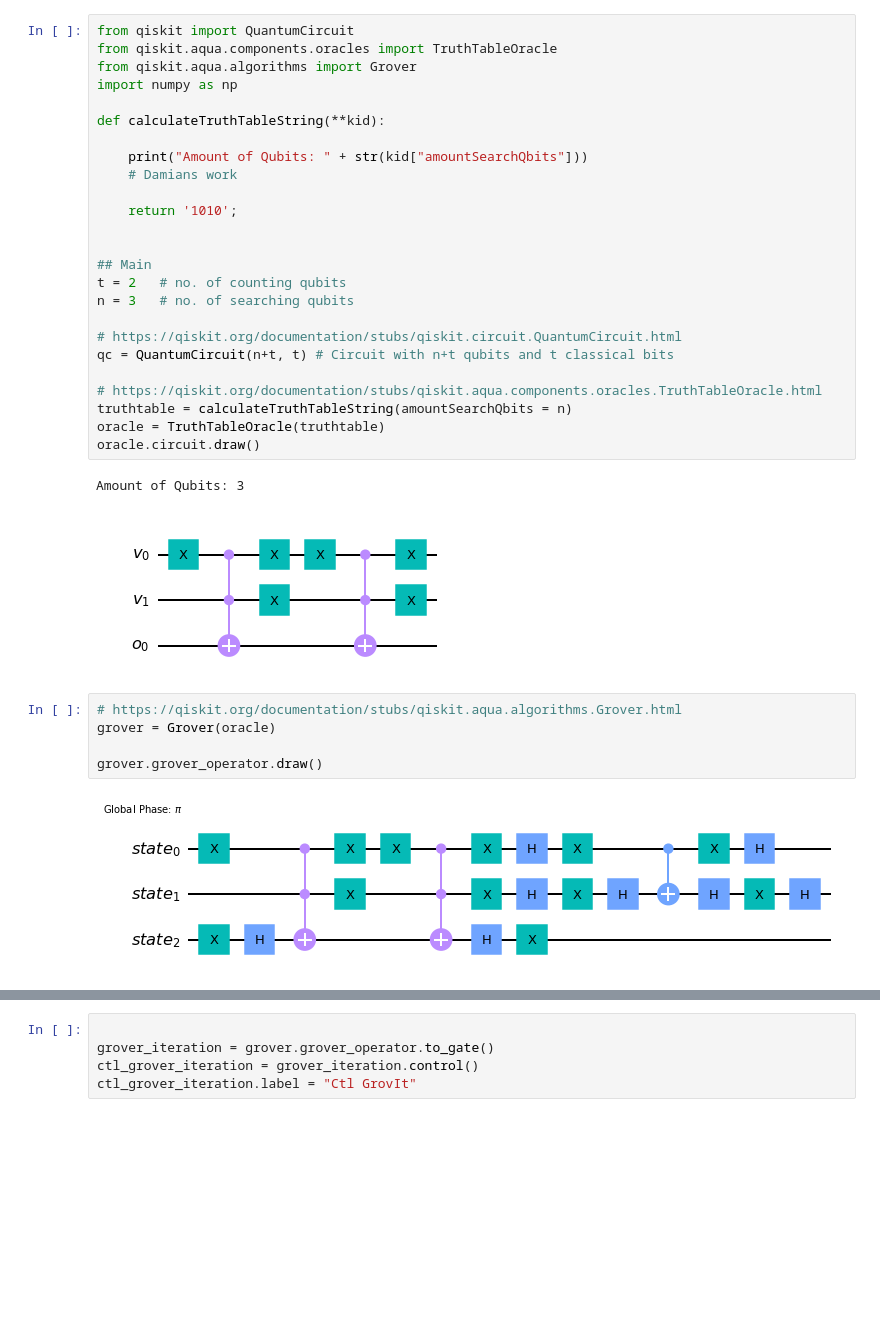
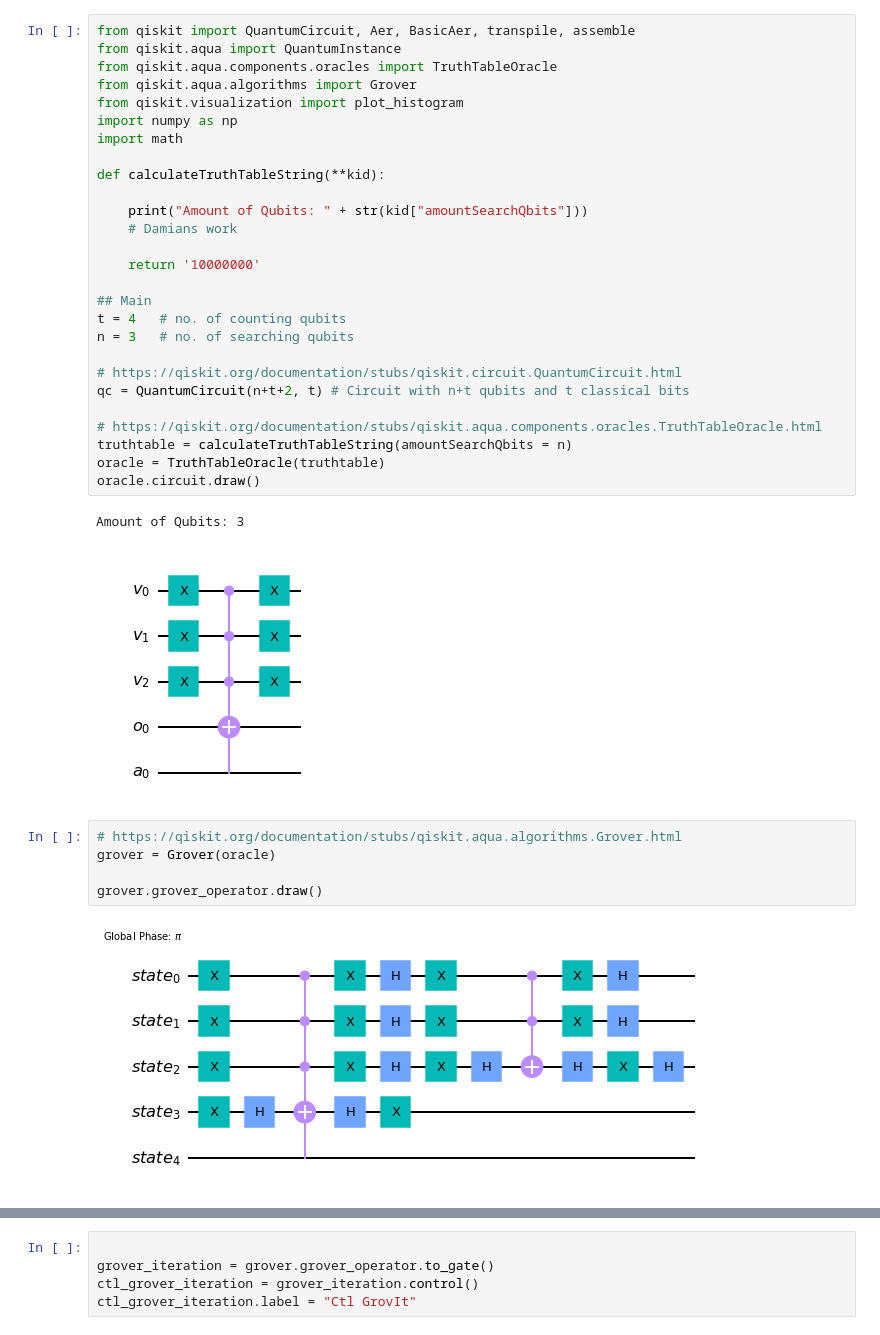
Before and after one commit to ix-stefstet/qaif, a Jupyter notebook: src/jupyter/Quantum Counting with Grover-Truthtable.ipynb, the cells around one changed output, grey strips where cells are left out. Cells and saved outputs as stored; diff of their text form; blank space fills up the shorter version.

```diff
--- a/src/jupyter/Quantum Counting with Grover-Truthtable.ipynb
+++ b/src/jupyter/Quantum Counting with Grover-Truthtable.ipynb
@@ -1,35 +1,37 @@
 # %%
-from qiskit import QuantumCircuit
+from qiskit import QuantumCircuit, Aer, BasicAer, transpile, assemble
+from qiskit.aqua import QuantumInstance
 from qiskit.aqua.components.oracles import TruthTableOracle
 from qiskit.aqua.algorithms import Grover
+from qiskit.visualization import plot_histogram
 import numpy as np
+import math
 
 def calculateTruthTableString(**kid):
 
     print("Amount of Qubits: " + str(kid["amountSearchQbits"]))
     # Damians work
 
-    return '1010';
-
+    return '10000000'
 
 ## Main
-t = 2   # no. of counting qubits
+t = 4   # no. of counting qubits
 n = 3   # no. of searching qubits
 
 # https://qiskit.org/documentation/stubs/qiskit.circuit.QuantumCircuit.html
-qc = QuantumCircuit(n+t, t) # Circuit with n+t qubits and t classical bits
+qc = QuantumCircuit(n+t+2, t) # Circuit with n+t qubits and t classical bits
 
 # https://qiskit.org/documentation/stubs/qiskit.aqua.components.oracles.TruthTableOracle.html
 truthtable = calculateTruthTableString(amountSearchQbits = n)
 oracle = TruthTableOracle(truthtable)
 oracle.circuit.draw()
 # %% [output]
 Amount of Qubits: 3
-[figure, old version]
+[figure, new version]
 # %%
 # https://qiskit.org/documentation/stubs/qiskit.aqua.algorithms.Grover.html
 grover = Grover(oracle)
 
 grover.grover_operator.draw()
 # %% [output]
-[figure, old version]
+[figure, new version]
```
Also changed, not shown: parts of 5 cells of this notebook, 3 other files.
